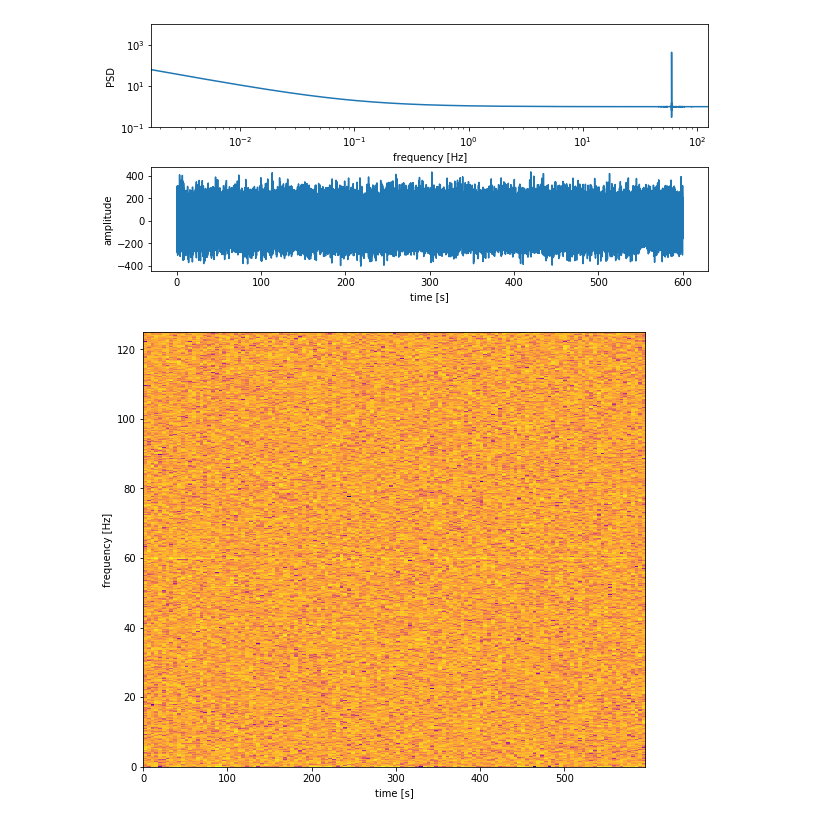
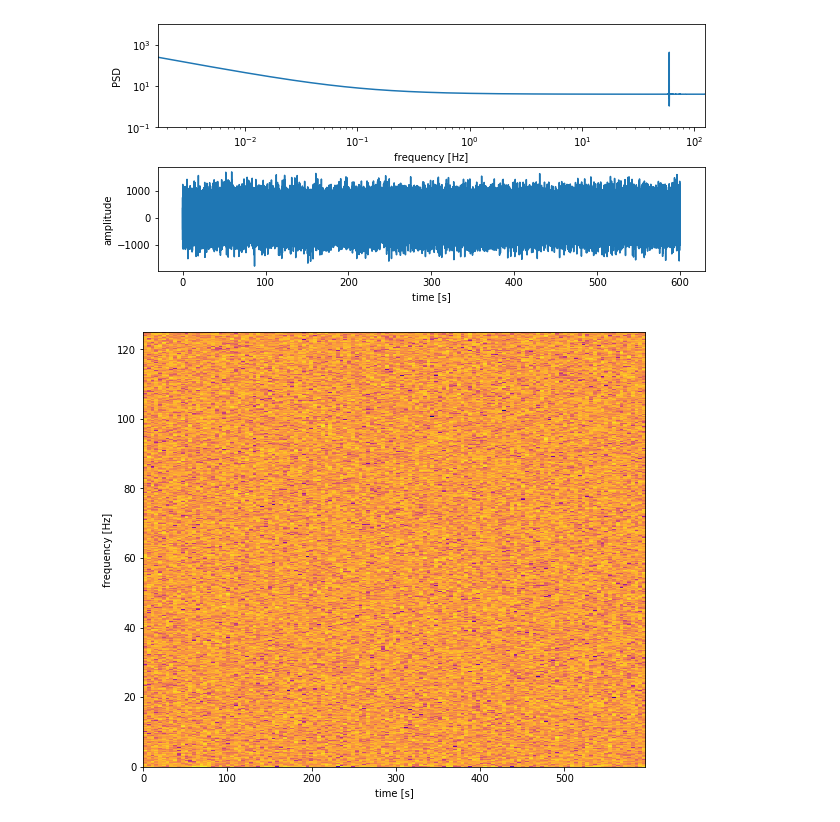
Before and after one commit to gregorylukasiewicz/correlation, a Jupyter notebook: 3corr.ipynb, the cells around one changed output. Saved outputs shown, nothing was run; the diff lists cells and outputs as text; code cells hidden in the pictures.

```diff
--- a/3corr.ipynb
+++ b/3corr.ipynb
@@ -89,7 +89,7 @@ for i in range(1,cut+1,1):
 
 # zespolona amplituda szumu w domenie częstotliwości (z losowo nadanymi fazami)
 # freqSig1 zawiera pełną informację o sygnale
-freqSig[s] = np.sqrt(spec[s])/2 + 0*1j # amplituda sygnału - pierwiastek z mocy (liczba zespolona)
+freqSig[s] = np.sqrt(spec[s]) + 0*1j # amplituda sygnału - pierwiastek z mocy (liczba zespolona)
 for i in range(freqNum):
     freqSig[s][i] = freqSig[s][i] * np.exp(1j * 2*np.pi * np.random.uniform(0,1)) # nadaję losową fazę amplitudzie
 
@@ -110,12 +110,12 @@ for i in range(int(position - x.size/2), int(position + x.size/2),1):
 
 # odwrotna FFT - przejście do domeny czasu
 
-timeSig[s] = (freqNum-1)*np.fft.irfft(freqSig[s]).real
+timeSig[s] = timeNum * np.fft.irfft(freqSig[s]).real
 
 # można też dodać przebieg czasowy
 
 sigWidth = 600 # szerokość funkcji (jednostka: s)
-sigAmp = 10 # kwadrat amplitudy funkcji
+sigAmp = 200 # kwadrat amplitudy funkcji
 position = 300 * sampleRate # pozycja środka dodawanego sygnału
 frequency = 50 # Hz
 
@@ -127,8 +127,8 @@ for i in range(int(position - x.size/2), int(position + x.size/2),1):
 
 # powrót do domeny częstotliwości
 
-freqSig[s] = np.fft.rfft(timeSig[s])/(freqNum-1)
-spec[s] = np.power(2*abs(freqSig[s]),2)
+freqSig[s] = np.fft.rfft(timeSig[s]) / (freqNum-1)
+spec[s] = np.power(abs(freqSig[s]),2)
 
 
 # wykres
@@ -181,7 +181,7 @@ for i in range(1,cut+1,1):
 
 # zespolona amplituda szumu w domenie częstotliwości (z losowo nadanymi fazami)
 # freqSig1 zawiera pełną informację o sygnale
-freqSig[s] = np.sqrt(spec[s])/2 + 0*1j # amplituda sygnału - pierwiastek z mocy (liczba zespolona)
+freqSig[s] = np.sqrt(spec[s]) + 0*1j # amplituda sygnału - pierwiastek z mocy (liczba zespolona)
 for i in range(freqNum):
     freqSig[s][i] = freqSig[s][i] * np.exp(1j * 2*np.pi * np.random.uniform(0,1)) # nadaję losową fazę amplitudzie
 
@@ -191,13 +191,13 @@ for i in range(freqNum):
 
 # odwrotna FFT - przejście do domeny czasu
 
-timeSig[s] = (freqNum-1)*np.fft.irfft(freqSig[s]).real
+timeSig[s] = timeNum * np.fft.irfft(freqSig[s]).real
 
 
 # można też dodać przebieg czasowy
 
 sigWidth = 600 # szerokość funkcji (jednostka: s)
-sigAmp = 100 # kwadrat amplitudy funkcji
+sigAmp = 800 # kwadrat amplitudy funkcji
 position = 300 * sampleRate # pozycja środka dodawanego sygnału
 frequency = 50 # Hz
 
@@ -210,8 +210,8 @@ for i in range(int(position - x.size/2), int(position + x.size/2),1):
 
 # powrót do domeny częstotliwości
 
-freqSig[s] = np.fft.rfft(timeSig[s])/(freqNum-1)
-spec[s] = np.power(2*abs(freqSig[s]),2)
+freqSig[s] = np.fft.rfft(timeSig[s]) / (freqNum-1)
+spec[s] = np.power(abs(freqSig[s]),2)
 
 
 # wykres
@@ -263,7 +263,7 @@ for i in range(1,cut+1,1):
 
 # zespolona amplituda szumu w domenie częstotliwości (z losowo nadanymi fazami)
 # freqSig zawiera pełną informację o sygnale
-freqSig[s] = np.sqrt(spec[s])/2 + 0*1j # amplituda sygnału - pierwiastek z mocy (liczba zespolona)
+freqSig[s] = np.sqrt(spec[s]) + 0*1j # amplituda sygnału - pierwiastek z mocy (liczba zespolona)
 for i in range(freqNum):
     freqSig[s][i] = freqSig[s][i] * np.exp(1j * 2*np.pi * np.random.uniform(0,1)) # nadaję losową fazę amplitudzie
 
@@ -274,13 +274,13 @@ for i in range(freqNum):
 
 # odwrotna FFT - przejście do domeny czasu
 
-timeSig[s] = (freqNum-1)*np.fft.irfft(freqSig[s]).real
+timeSig[s] = timeNum * np.fft.irfft(freqSig[s]).real
 
 
 # można też dodać przebieg czasowy
 
 sigWidth = 600 # szerokość funkcji (jednostka: s)
-sigAmp = 100 # kwadrat amplitudy funkcji
+sigAmp = 1000 # kwadrat amplitudy funkcji
 position = 300 * sampleRate # pozycja środka dodawanego sygnału
 frequency = 60 # Hz
 
@@ -293,41 +293,41 @@ for i in range(int(position - x.size/2), int(position + x.size/2),1):
 
 # powrót do domeny częstotliwości
 
-freqSig[s] = np.fft.rfft(timeSig[s])/(freqNum-1)
-spec[s] = np.power(2*abs(freqSig[s]),2)
+freqSig[s] = np.fft.rfft(timeSig[s]) / (freqNum-1)
+spec[s] = np.power(abs(freqSig[s]),2)
 
 
 # wykres
 
 #PSD
 fig, (ax1, ax2) = plt.subplots(2, 1)
 ax1.plot(freq[1:cut], spec[s][1:cut])
 ax1.set(yscale = 'log', xscale = 'log', ylim = (0.1,10000), xlim = (1/freqScale, freqCut[s]),
         xlabel = "frequency [Hz]", ylabel = "PSD")
 
 # przebieg czasowy
 ax2.plot(timeLine, timeSig[s])
 ax2.set(xlabel = "time [s]", ylabel = "amplitude")
 
 # spektrogram
 fig2, (ax3) = plt.subplots(1,1)
 plt.sca(ax3)
 ax3.set(xlabel = "time [s]", ylabel = "frequency [Hz]", ylim = (0,freqCut[s]), yscale = 'linear')
 Pxx, freqs, bins, im = my_specgram(timeSig[s], NFFT=int(5 * sampleRate),
                                        Fs=sampleRate, noverlap=int(sampleRate/2),
                                        cmap = 'plasma',
                                        minfreq = 0, maxfreq = freqCut[s])
 
 # ustawienia wykresu
 fig.tight_layout(pad = 0.5) # rozsunięcie wykresów, żeby zmieściły się podpisy pod osiami
 fig.set_figheight(4)
 fig.set_figwidth(9)
 fig2.set_figheight(8)
 fig2.set_figwidth(9)
 plt.show()
 # %% [output]
-[figure, old version]
+[figure, new version]
-[figure, old version]
+[figure, new version]
 # %%
 # Macierz korelacji (funkcje korelacji par sygnałów) - korelacje fragmentów sygnałów o zadanych długościach
 
```
Also changed, not shown: parts of 5 cells of this notebook.
